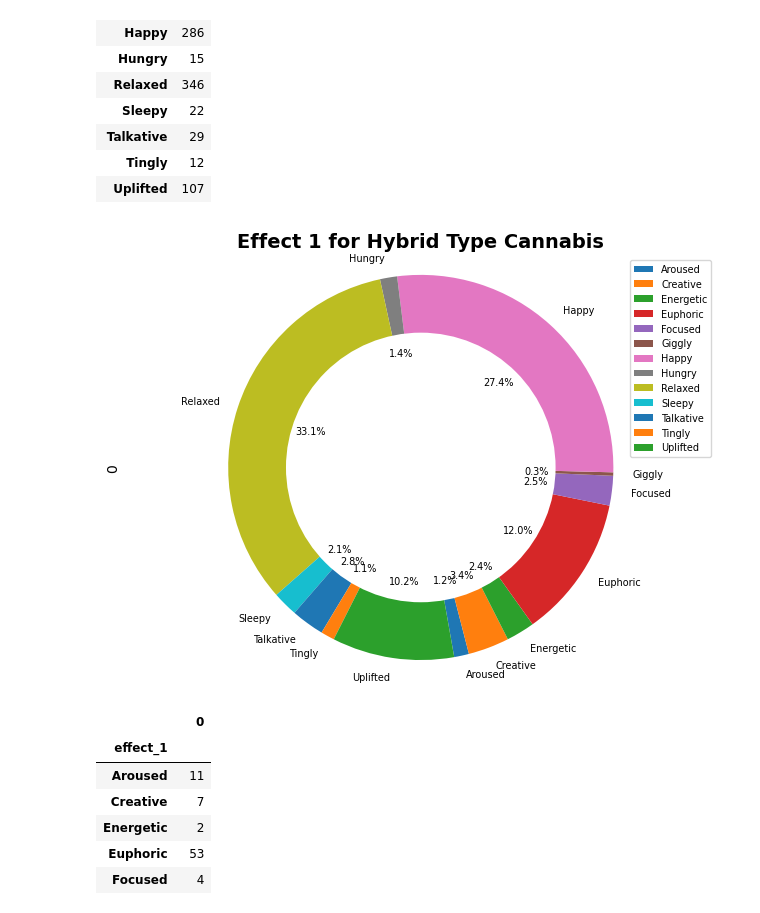
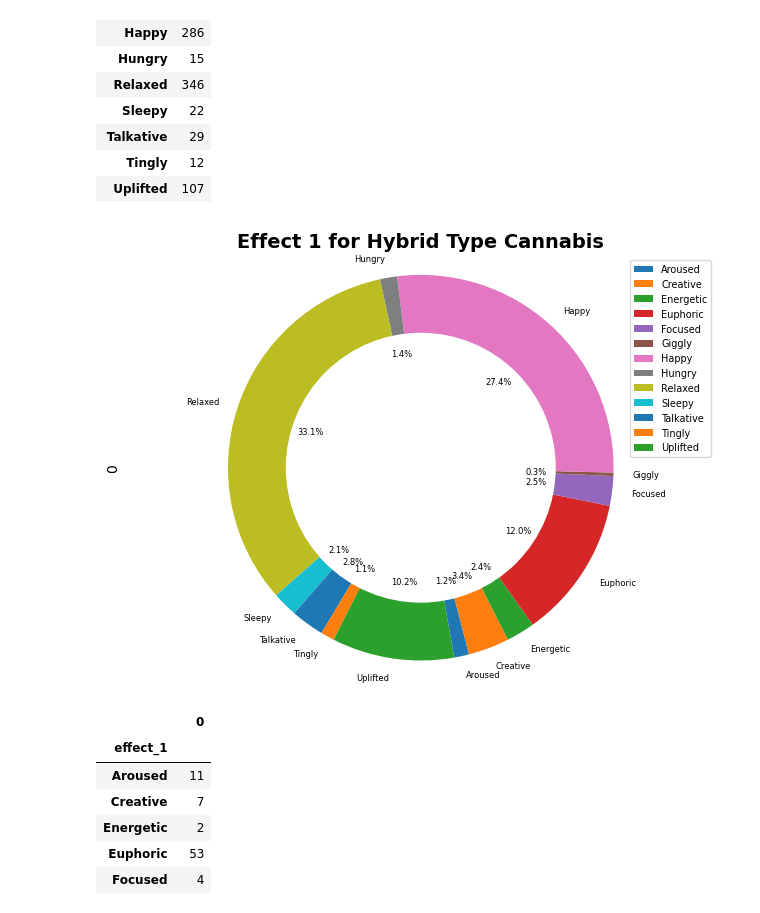
Before and after one commit to Berli85/SMU-Project-1-MaryJane, a Jupyter notebook: Misha Work/Project 1 Team 2 data-MVB (2).ipynb, the cells around one changed output. Cells and saved outputs as stored; diff of their text form; code cells hidden in the pictures.

```diff
--- a/Misha Work/Project 1 Team 2 data-MVB (2).ipynb
+++ b/Misha Work/Project 1 Team 2 data-MVB (2).ipynb
@@ -291,28 +291,28 @@ hybrid_e1
 # %%
 #HYBRID
 #Create Donut Charts for each type of cannabies to display how many "Happy" Effects they each have (Use Effect 1)
-hybrid_e1.plot(kind="pie",autopct="%1.1f%%",subplots=True,startangle=1000,fontsize=7)
+hybrid_e1.plot(kind="pie",autopct="%1.1f%%",subplots=True,startangle=1000,fontsize=6)
 
 plt.title("Effect 1 for Hybrid Type Cannabis",fontweight="bold",fontsize=14)
 plt.axis("equal")
 plt.tight_layout()
 #plt.figure(figsize=(5,50))
 plt.legend(loc='upper right',fontsize=7)
 
 # draw circle
 center_circle = plt.Circle((0, 0), 0.7, fc='white')
 fig = plt.gcf()
 
 # Adding Circle in Pie chart
 fig.gca().add_artist(center_circle)
 
 # Tells matplotlib that we want a pie chart with equal axes
 plt.axis("equal")
 
 # step 4, is to show or save it
 plt.show()
 # %% [output]
-[figure, old version]
+[figure, new version]
 # %%
 #INDICA DATA FRAME
 indica_e1=h11_df.loc["indica"]
```
